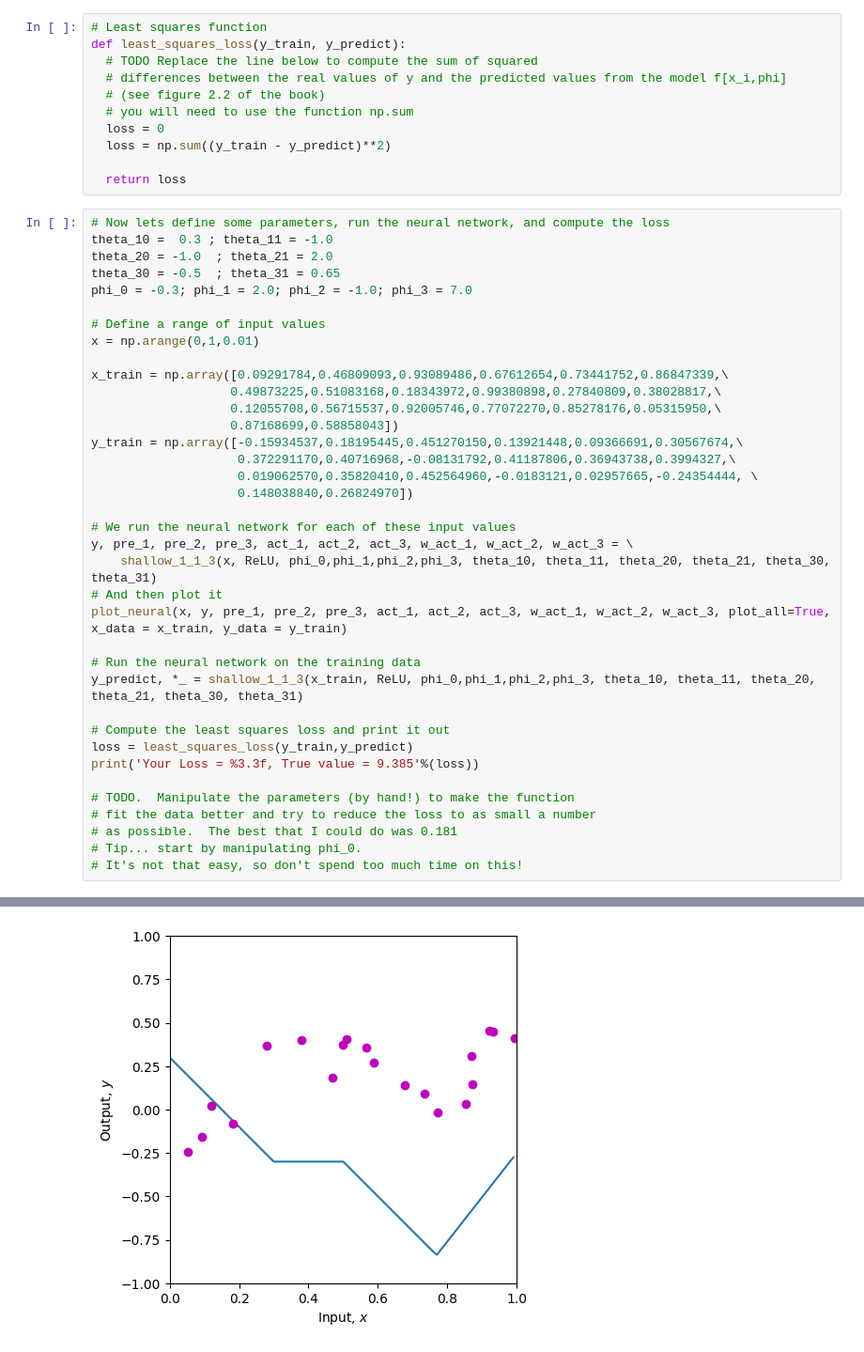
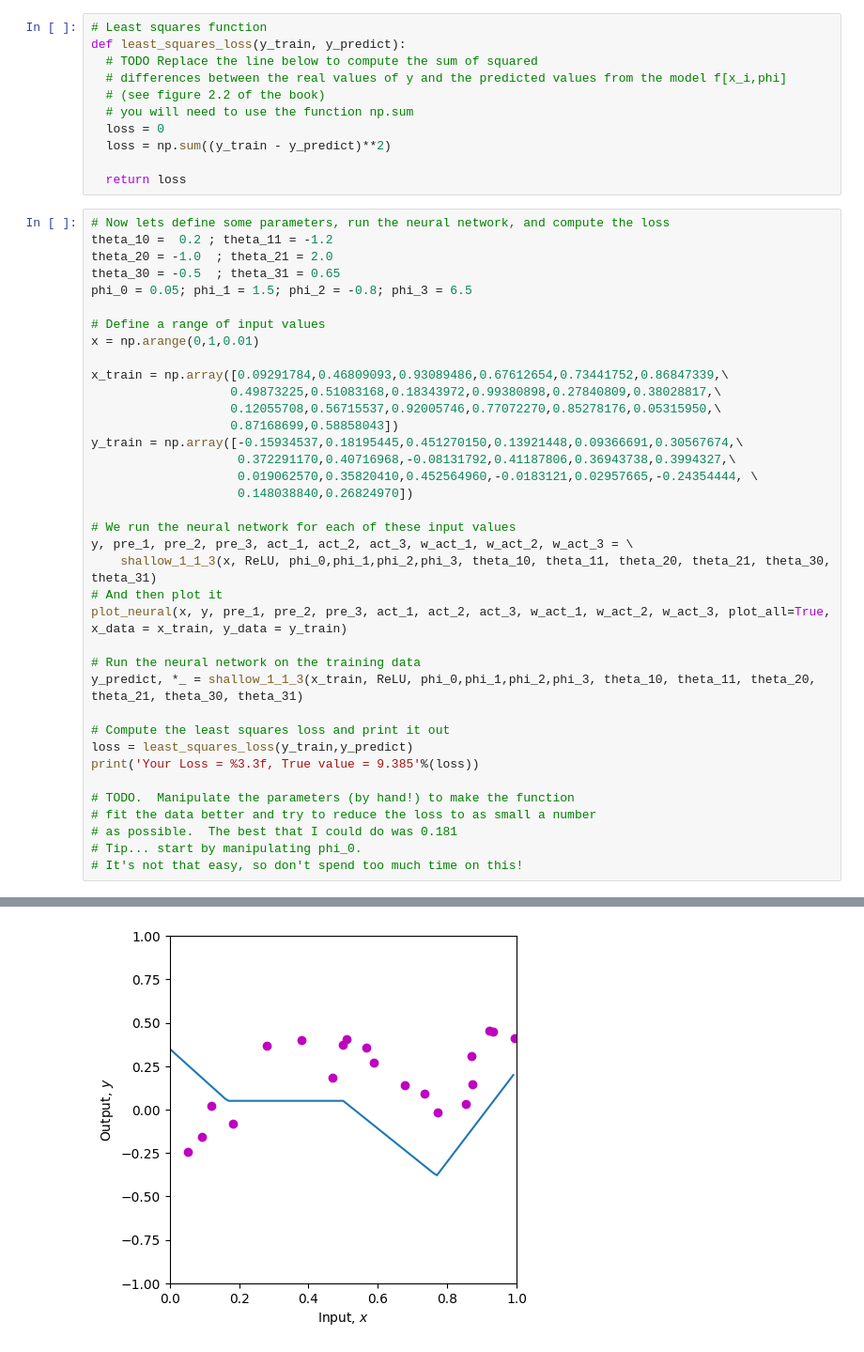
Before and after one commit to nixcalibur/DeepLearningSJU, a Jupyter notebook: Notebooks/Chap03/3_1_Shallow_Networks_I.ipynb, the cells around one changed output, grey strips where cells are left out. Shown: that part at 94% size. Cells and saved outputs as stored; diff of their text form.

```diff
--- a/Notebooks/Chap03/3_1_Shallow_Networks_I.ipynb
+++ b/Notebooks/Chap03/3_1_Shallow_Networks_I.ipynb
@@ -193,10 +193,10 @@ def least_squares_loss(y_train, y_predict):
   return loss
 # %%
 # Now lets define some parameters, run the neural network, and compute the loss
-theta_10 =  0.3 ; theta_11 = -1.0
+theta_10 =  0.2 ; theta_11 = -1.2
 theta_20 = -1.0  ; theta_21 = 2.0
 theta_30 = -0.5  ; theta_31 = 0.65
-phi_0 = -0.3; phi_1 = 2.0; phi_2 = -1.0; phi_3 = 7.0
+phi_0 = 0.05; phi_1 = 1.5; phi_2 = -0.8; phi_3 = 6.5
 
 # Define a range of input values
 x = np.arange(0,1,0.01)
@@ -233 +233 @@ print('Your Loss = %3.3f, True value = 9.385'%(loss))
-[figure, old version]
+[figure, new version]
```
Also changed, not shown: parts of 1 cell of this notebook.
